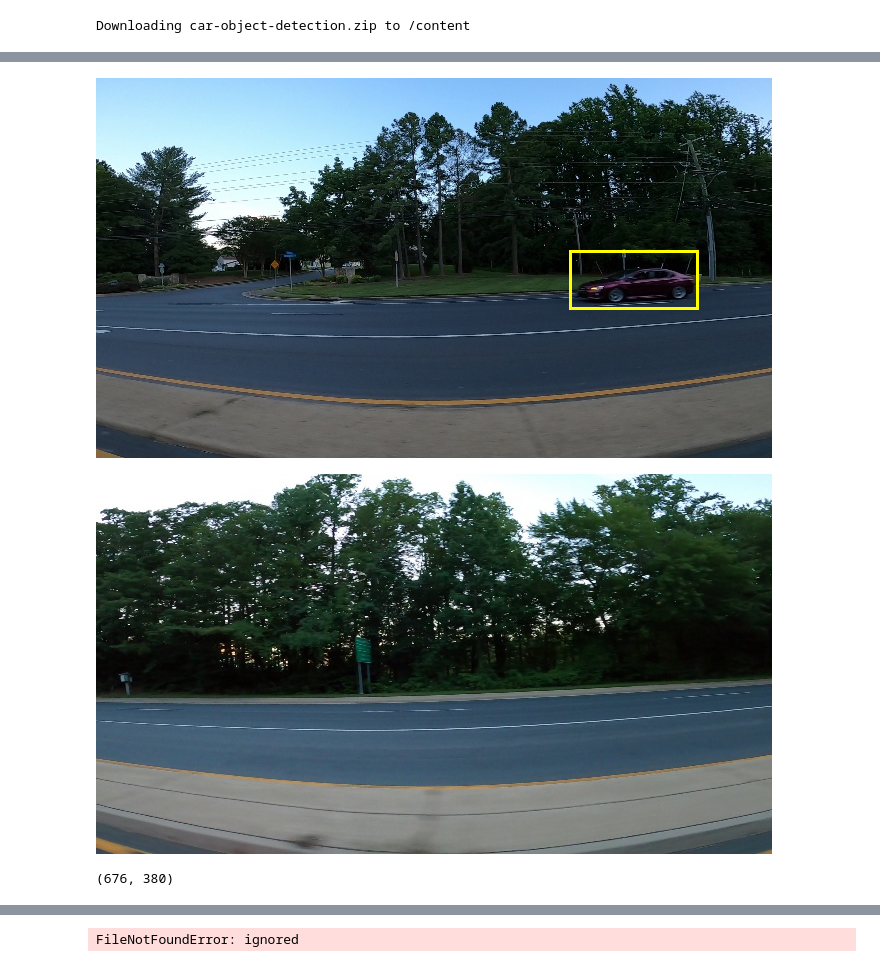
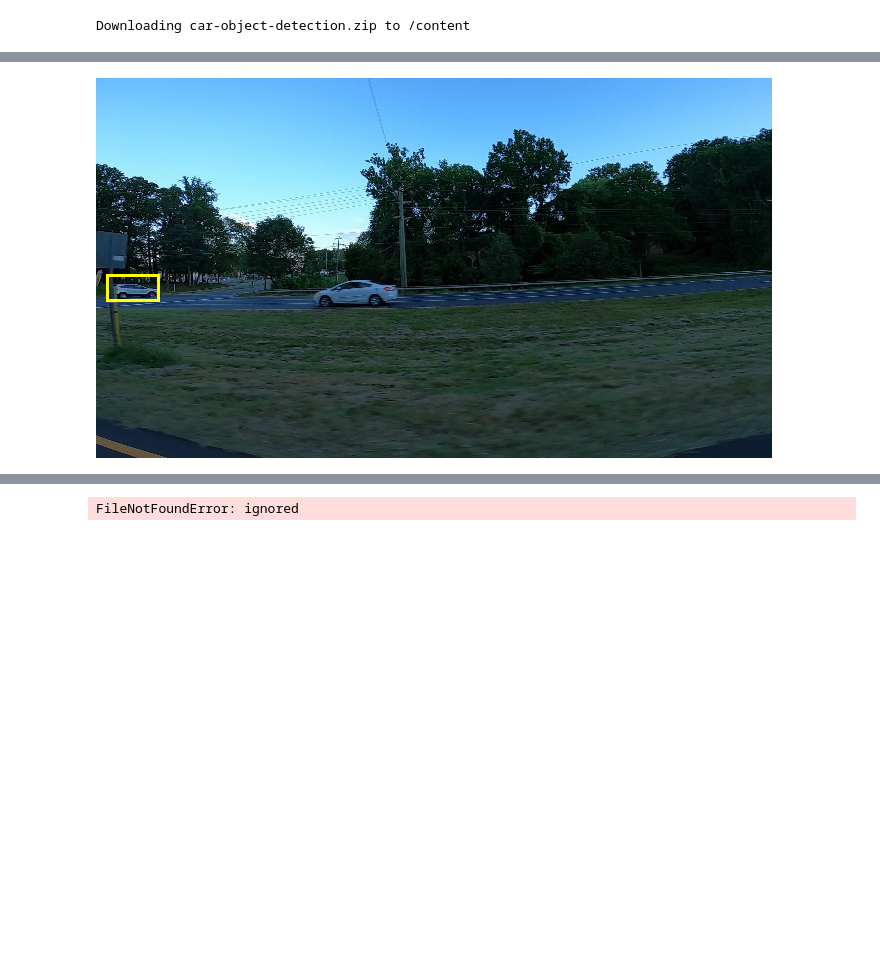
Before and after one commit to O-suke12/ObjectDetection, a Jupyter notebook: BoundingBoxRegression.ipynb, the cells around one changed output, grey strips where cells are left out. Cells and saved outputs as stored; diff of their text form; code cells hidden in the pictures; blank space fills up the shorter version.

```diff
--- a/BoundingBoxRegression.ipynb
+++ b/BoundingBoxRegression.ipynb
@@ -78,23 +58,17 @@ vid_4_16180.jpg  vid_4_21420.jpg  vid_4_29980.jpg
 # %%
 import torchvision
 from torchvision.io import read_image
 from torchvision.utils import draw_bounding_boxes
 
-select_row = 10
+select_row = 500
 df_train = pd.read_csv("/content/data/train_solution_bounding_boxes (1).csv")
 select = bbox = df_train.iloc[select_row,0]
 img = read_image('/content/data/training_images/'+str(select))
 bbox = df_train.iloc[select_row,1:5]
 bbox = torch.tensor(bbox, dtype=torch.int)
 bbox=bbox.unsqueeze(0)
 img=draw_bounding_boxes(img, bbox, width=3, colors=(255,255,0))
 img = torchvision.transforms.ToPILImage()(img)
 img.show()
-train_data[select_row][0].show()
 # %% [output]
-[figure, old version]
+[figure, new version]
-[figure, removed]
-# %%
-print(img.size)
-# %% [output]
-(676, 380)
```
Also changed, not shown: parts of 22 cells of this notebook.
